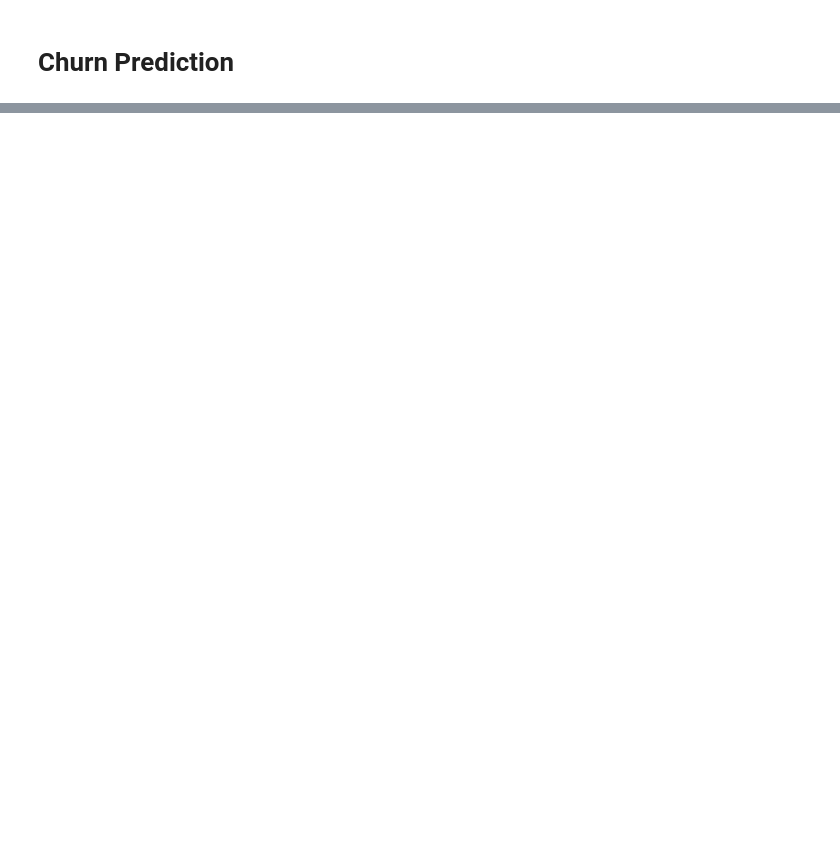
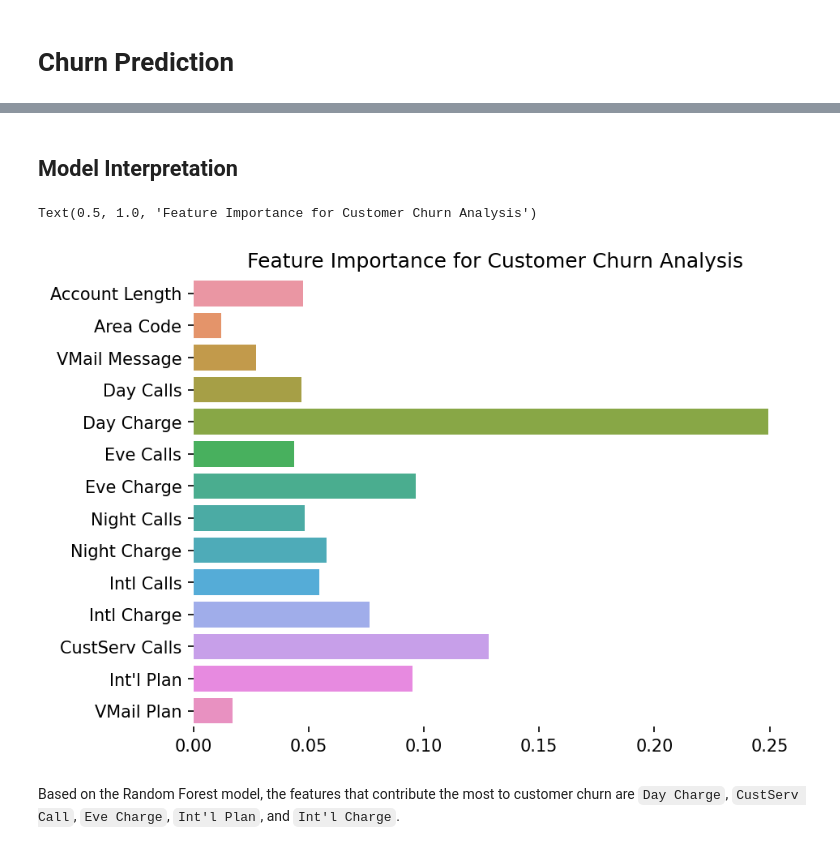
Before and after one commit to bunmiadejimi/Customer-Churn, a Jupyter notebook: Customer_Churn.ipynb, the cells around one changed output, grey strips where cells are left out. Drawn from its saved outputs; the diff is of its cells as text; code cells hidden in the pictures; blank space fills up the shorter version.

```diff
--- a/Customer_Churn.ipynb
+++ b/Customer_Churn.ipynb
@@ -145,3 +132,6 @@ df_drop_mins.groupby('State').mean(numeric_only=True)
 # %%
 X = df_drop_mins.drop(['Churn?'], axis=1)
 y = df_drop_mins['Churn?']
+
+X = X.replace('no', 0)
+X = X.replace('yes', 1)
@@ -212,0 +243,17 @@ Confusion Matrix:
+# %% [markdown]
+## Model Interpretation
+# %%
+#Interpretation
+plt.figure(dpi = 150);
+sns.barplot(
+    y = rf_model.feature_names_in_,
+    x=best_model.feature_importances_,
+    );
+plt.xticks(rotation = 'horizontal', );
+plt.box(False)
+plt.title('Feature Importance for Customer Churn Analysis')
+# %% [output]
+Text(0.5, 1.0, 'Feature Importance for Customer Churn Analysis')
+[figure, added]
+# %% [markdown]
+Based on the Random Forest model, the features that contribute the most to customer churn are `Day Charge`, `CustServ Call`, `Eve Charge`, `Int'l Plan`, and `Int'l Charge`.
```
Also changed, not shown: parts of 23 cells of this notebook.
